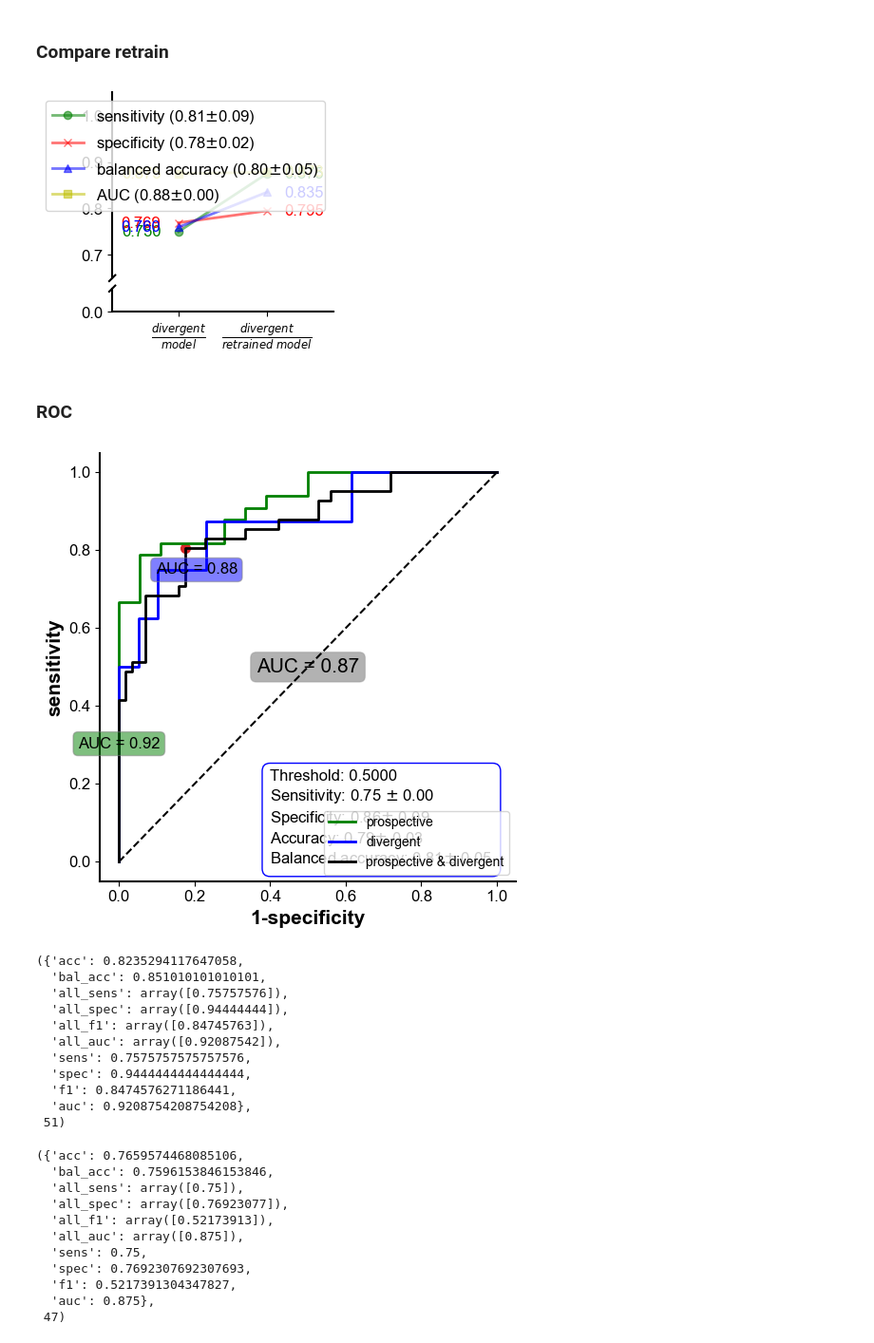
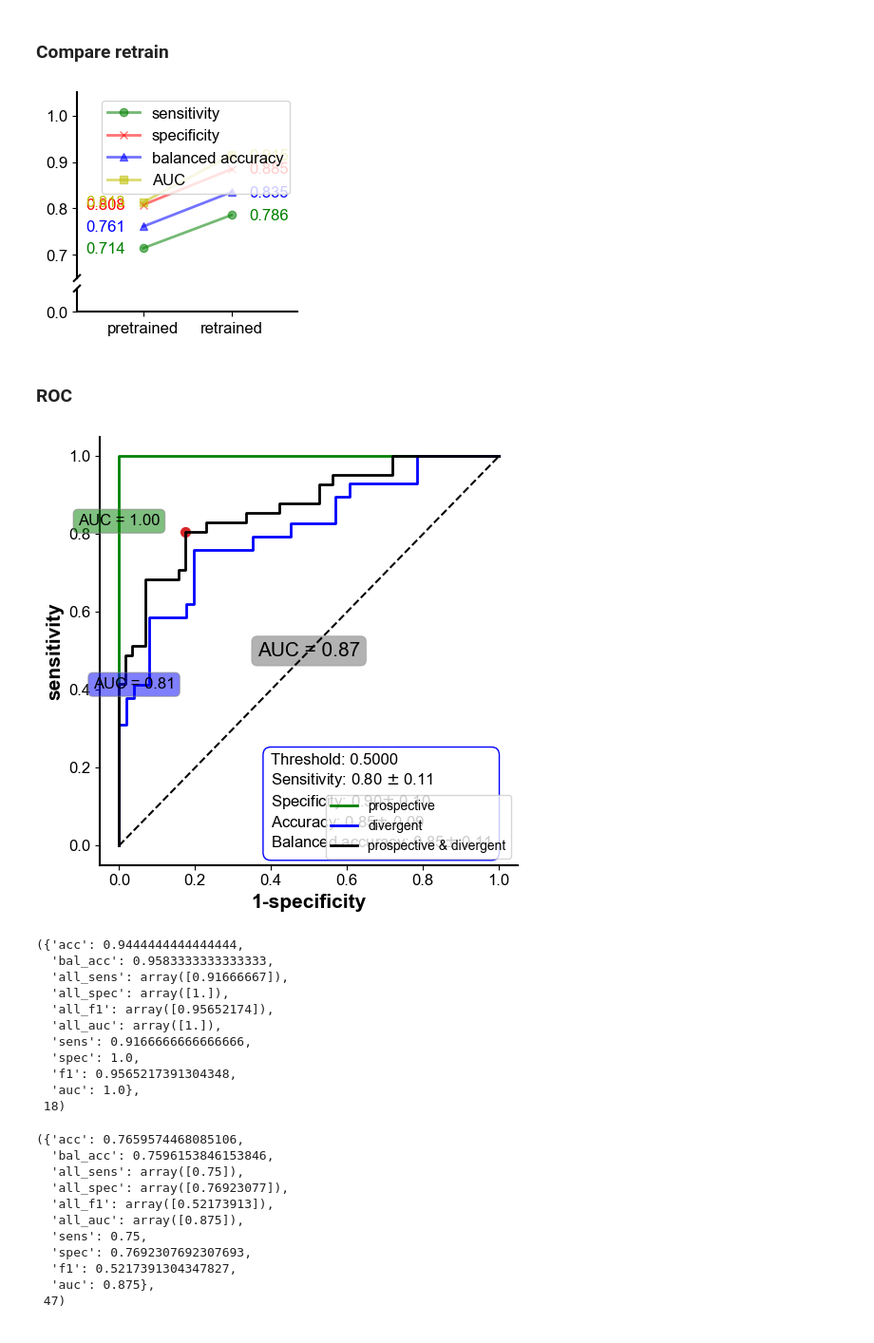
Before and after one commit to hnguyentt/MouseCHD, a Jupyter notebook: analysis/04_diagnosis.ipynb, the cells around one changed output. Shown at 95% size. Saved outputs shown, nothing was run; the diff lists cells and outputs as text; code cells hidden in the pictures.

Commit message:
Update prospective and divergent cohorts

```diff
--- a/analysis/04_diagnosis.ipynb
+++ b/analysis/04_diagnosis.ipynb
@@ -164,6 +158,7 @@ today = datetime.now().strftime('%Y%m%d')
 # %% [output]
 [figure]
 # %%
+# Figure 4b
 df = pd.DataFrame({"fold": ["Fold 1","Fold 2", "Fold 3", "Fold 4", "Fold 5"]})
 df["sensitivity"] = [metrics.recall_score(x["label"], x["pred"], pos_label=1) for x in dfs]
 df["specificity"] = [metrics.recall_score(x["label"], x["pred"], pos_label=0) for x in dfs]
@@ -180,7 +175,7 @@ ax = brokenaxes(ylims=((0,.05), (0.7, 1.05)), hspace=0.1)
 for i, metric in enumerate(metrics_name):
     ax.plot(
         df[metric],"{}-".format(markers[i]),
-        label=metric + " ({:.2f}".format(np.round(df[metric].mean(),2)) + "$\pm$" + "{:.2f})".format(df[metric].std()),
+        label=metric + " ({:.2f}".format(df[metric].mean()) + "$\pm$" + "{:.2f})".format(df[metric].std()),
         linewidth=2,
         alpha=0.55,
         color=colors[i],
@@ -508,18 +508,13 @@ today = datetime.now().strftime('%Y%m%d')
 # %% [markdown]
 ## Compare models
 # %%
+# Supplementary Figure 3
+import json
 SAVEDIR = f'{HOME}/DATA/INCEPTION_2020-CHD/Mice/PAPER/FIGURES/Sup03/Components'
 os.makedirs(SAVEDIR, exist_ok=True)
 today = datetime.now().strftime('%Y%m%d')
 
-results = {"heart slices": [0.78, # sens
-                            0.95, # specs
-                            0.865, # bal acc
-                            0.92], # auc
-           "whole scans": [0.631579,
-                           0.90099,
-                           0.766285,
-                           0.766285]}
+results = json.load(open(f"{evaldir}/model_results.json"))
 
 res = calculate_metrics(full_df.prob, full_df.label)
 results["segmented hearts"] = [res["sens"],
@@ -565,26 +560,26 @@ ax.legend(fontsize=12)
 # %% [markdown]
 ## Prospective and divergent cohorts
 # %%
-pro_df = pd.read_csv(f"{OUTDIR}/all-in/results/best_model.hdf5/followup.csv")
+pro_df = pd.read_csv(f"{evaldir}/prospective_result.csv")
 pro_df["fold"] = "prospective"
-pro_meta = pd.read_csv(f"{DATADIR}/resampled/followup/metadata_followup.csv")
-pro_df["stage"] = pro_df["heart_name"].map(pro_meta.set_index("heart_name").to_dict()["Stage"])
 
-div_df = pd.read_csv(f"{OUTDIR}/all-in/results/best_model.hdf5/Amaia.csv")
+div_df = pd.read_csv(f"{evaldir}/divergent_result.csv")
 div_df["fold"] = "divergent"
-div_meta = pd.read_csv(f"{DATADIR}/resampled/Amaia/metadata_Amaia.csv")
-div_df["stage"] = div_df["heart_name"].map(div_meta.set_index("heart_name").to_dict()["Stage"])
 
-retrain_df = pd.read_csv(f"{OUTDIR}/retrain/results/best_model.hdf5/Amaia.csv")
+retrain_df = pd.read_csv(f"{OUTDIR}/retrain_refined/results/best_model.hdf5/divergence.csv")
+retrain_df["heart_name"] = retrain_df["heart_name"].str.split("/", expand=True)[2]
 retrain_df["fold"] = "retrain"
+div_meta = pd.read_csv(f"{evaldir}/divergent.csv")
 retrain_df["stage"] = retrain_df["heart_name"].map(div_meta.set_index("heart_name").to_dict()["Stage"])
 # %% [markdown]
 ### Compare retrain
 # %%
+# Figure 5f
+retrain_div_df = div_df[div_df["heart_name"].isin(retrain_df["heart_name"].tolist())]
 SAVEDIR = f"{HOME}/DATA/INCEPTION_2020-CHD/Mice/PAPER/FIGURES/Fig05/Components"
 os.makedirs(SAVEDIR, exist_ok=True)
 df = pd.DataFrame({"test": ["divergent", "retrained"]})
-dfs = [div_df, retrain_df]
+dfs = [retrain_div_df, retrain_df]
 df["sensitivity"] = [metrics.recall_score(x["label"], x["pred"], pos_label=1) for x in dfs]
 df["specificity"] = [metrics.recall_score(x["label"], x["pred"], pos_label=0) for x in dfs]
 df["balanced accuracy"] = [metrics.balanced_accuracy_score(x["label"], x["pred"]) for x in dfs]
@@ -599,40 +594,44 @@ plt.figure(figsize=(3, 3))
 ax = brokenaxes(ylims=((0,.05), (0.65, 1.05)), hspace=0.1)
 ax.set_xlim([0.25,2.75])
 for i, metric in enumerate(metrics_name):
     ax.plot(
         [1,2],
         df[metric],"{}-".format(markers[i]),
-        label=metric + " ({:.2f}".format(np.round(df[metric].mean(),2)) + "$\pm$" + "{:.2f})".format(df[metric].std()),
+        label=metric,
         linewidth=2,
         alpha=0.55,
         color=colors[i],
     )
 
     ax.text(0.8, df.loc["divergent", metric],
             "{:.3f}".format(df.loc["divergent", metric]),
             ha="right", va="center", fontsize=12, color=colors[i])
 
     ax.text(2.2, df.loc["retrained", metric],
             "{:.3f}".format(df.loc["retrained", metric]),
             ha="left", va="center", fontsize=12, color=colors[i])
 
 ax.set_xticks([1,2],
               [
+                  "pretrained",
+                  "retrained"
                 #   r"$\frac{prospective}{model}$",
-               r"$\frac{divergent}{model}$",
-               r"$\frac{divergent}{retrained\ model}$"])
+            #    r"$\frac{divergent}{model}$",
+            #    r"$\frac{divergent}{retrained\ model}$"
+               ])
 
 
 ax.legend(fontsize=12)
 
 today = datetime.now().strftime('%Y%m%d')
 # plt.tight_layout(pad=0, h_pad=0, w_pad=0)
 # plt.savefig(os.path.join(SAVEDIR, f'compare_retrain_{today}.svg'), bbox_inches='tight', dpi=1000)
 # %% [output]
-[figure, old version]
+[figure, new version]
 # %% [markdown]
 ### ROC
 # %%
+# Figure 5c
 df = pd.concat([pro_df, div_df], ignore_index=True)
 plt.figure(figsize=(5,5))
 plt.plot([0, 1], [0, 1], 'k--')
@@ -644,22 +643,22 @@ plt.tight_layout(pad=0, h_pad=0, w_pad=0)
 today = datetime.now().strftime('%Y%m%d')
 # plt.savefig(os.path.join(SAVEDIR, f'roc_{today}.svg'), bbox_inches='tight', dpi=1000)
 # %% [output]
-[figure, old version]
+[figure, new version]
 # %%
 df = pro_df.copy()
 calculate_metrics(df.prob, df.label), len(df)
 # %% [output]
-({'acc': 0.8235294117647058,
-  'bal_acc': 0.851010101010101,
-  'all_sens': array([0.75757576]),
-  'all_spec': array([0.94444444]),
-  'all_f1': array([0.84745763]),
-  'all_auc': array([0.92087542]),
-  'sens': 0.7575757575757576,
-  'spec': 0.9444444444444444,
-  'f1': 0.8474576271186441,
-  'auc': 0.9208754208754208},
- 51)
+({'acc': 0.9444444444444444,
+  'bal_acc': 0.9583333333333333,
+  'all_sens': array([0.91666667]),
+  'all_spec': array([1.]),
+  'all_f1': array([0.95652174]),
+  'all_auc': array([1.]),
+  'sens': 0.9166666666666666,
+  'spec': 1.0,
+  'f1': 0.9565217391304348,
+  'auc': 1.0},
+ 18)
 # %%
 df = div_df.copy()
 calculate_metrics(df.prob, df.label), len(df)
```
Also changed, not shown: parts of 13 cells of this notebook, 3 other files.
